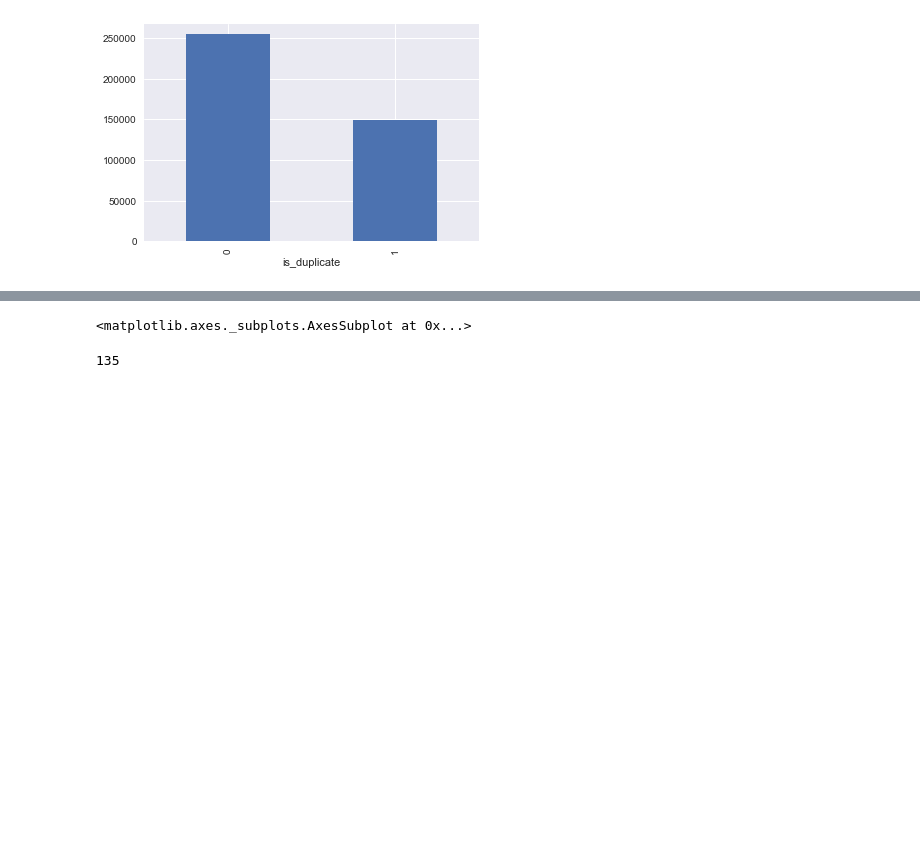
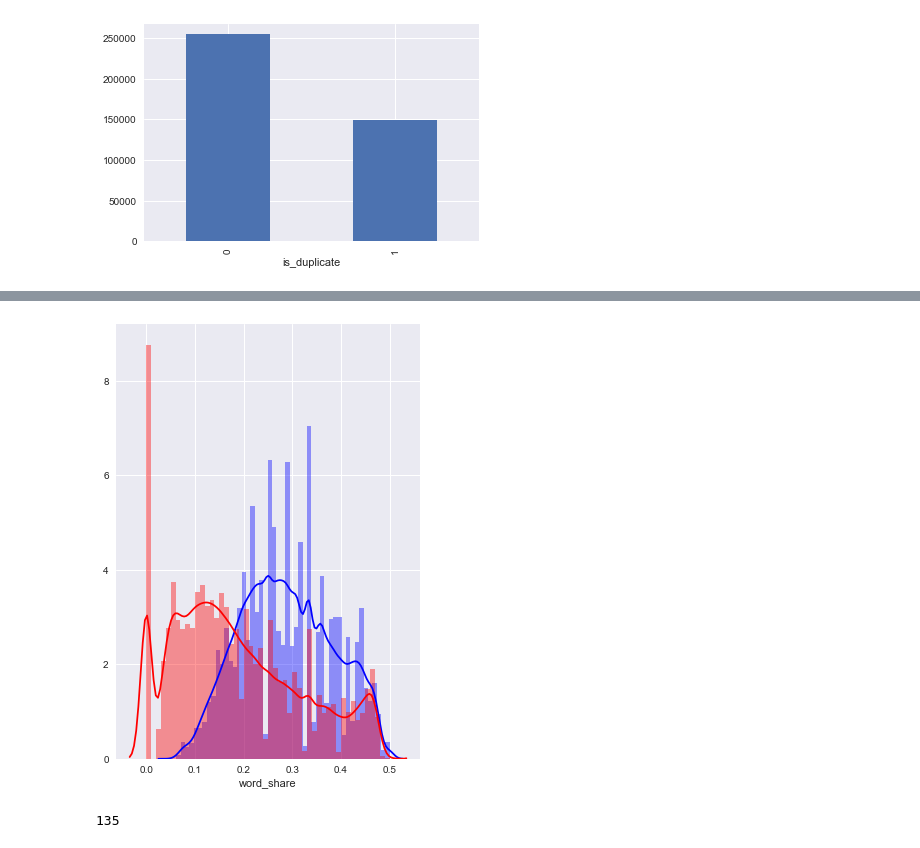
Before and after one commit to haresh-chudgar/QuoraPairs, a Jupyter notebook: quoraDataSet.ipynb, the cells around one changed output, grey strips where cells are left out. Cells and saved outputs as stored; diff of their text form; code cells hidden in the pictures; blank space fills up the shorter version.

Commit message:
generating graphs

```diff
--- a/quoraDataSet.ipynb
+++ b/quoraDataSet.ipynb
@@ -77,12 +77,13 @@ Minimum number of characters in q2:0
 | 3 | 3 | 7 | 8 | Why am I mentally very lonely? Ho... | Find the remainder when [math]23^... | 0 | 50 | 65 | 11 | ... |
 | 4 | 4 | 9 | 10 | Which one dissolve in water quikl... | Which fish would survive in salt ... | 0 | 76 | 39 | 13 | ... |
 # %%
-plt.figure(figsize=(12, 8))
+fig = plt.figure(figsize=(12, 8))
 plt.subplot(1,2,1)
 sns.distplot(df[df['is_duplicate'] == 1.0]['word_share'], color = 'blue')
 sns.distplot(df[df['is_duplicate'] == 0.0]['word_share'], color = 'red')
+plt.savefig('/Users/nehayadav/word_share.png')
 # %% [output]
-<matplotlib.axes._subplots.AxesSubplot at 0x...>
+[figure, added]
 # %%
 from IPython.display import display, HTML
 df['q_n_words_avg'] = np.round((df['q1_n_words'] + df['q2_n_words'])/2.0).astype(int)
```
Also changed, not shown: parts of 1 cell of this notebook.
